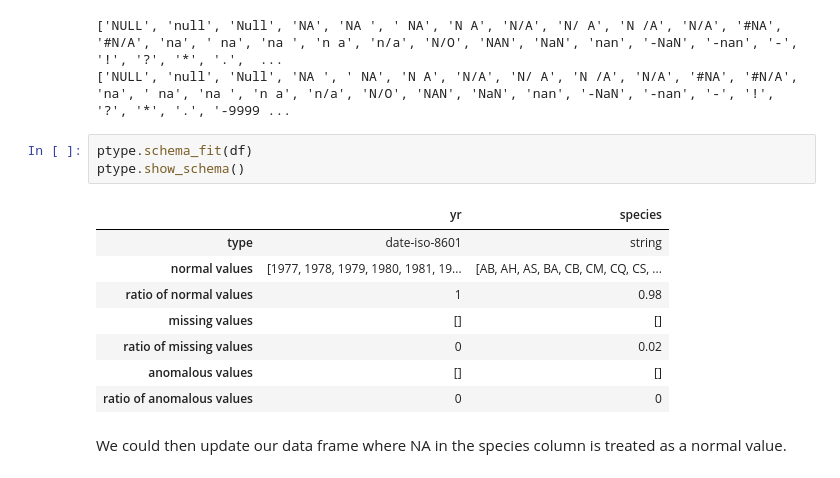
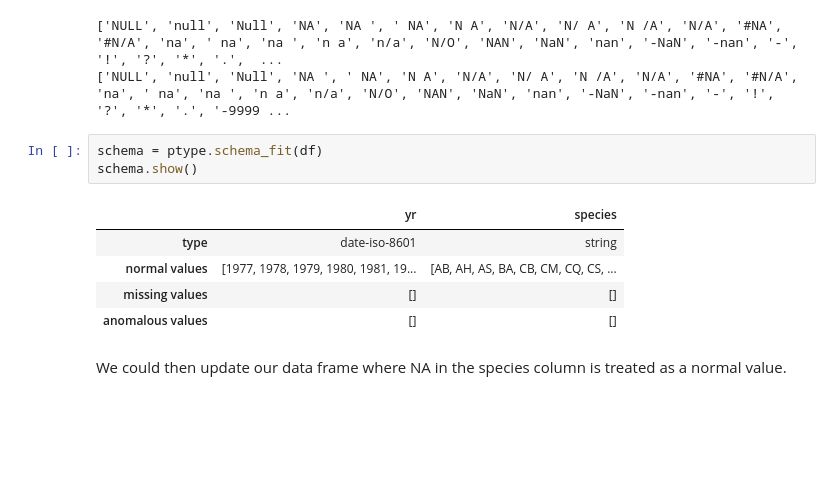
Before and after one commit to alan-turing-institute/ptype, a Jupyter notebook: notebooks/incorrect-missing-data.ipynb, the cells around one changed output. Drawn from its saved outputs; the diff is of its cells as text; blank space fills up the shorter version.

```diff
--- a/notebooks/incorrect-missing-data.ipynb
+++ b/notebooks/incorrect-missing-data.ipynb
@@ -78,17 +75,14 @@ print(ptype.get_na_values())
 # %% [output]
 ['NULL', 'null', 'Null', 'NA', 'NA ', ' NA', 'N A', 'N/A', 'N/ A', 'N /A', 'N/A', '#NA', '#N/A', 'na', ' na', 'na ', 'n a', 'n/a', 'N/O', 'NAN', 'NaN', 'nan', '-NaN', '-nan', '-', '!', '?', '*', '.',  ...
 ['NULL', 'null', 'Null', 'NA ', ' NA', 'N A', 'N/A', 'N/ A', 'N /A', 'N/A', '#NA', '#N/A', 'na', ' na', 'na ', 'n a', 'n/a', 'N/O', 'NAN', 'NaN', 'nan', '-NaN', '-nan', '-', '!', '?', '*', '.', '-9999 ...
-# %%
-ptype.schema_fit(df)
-ptype.show_schema()
-# %% [output]
-|  | yr | species |
-| type | date-iso-8601 | string |
-| normal values | [1977, 1978, 1979, 1980, 1981, 19... | [AB, AH, AS, BA, CB, CM, CQ, CS, ... |
-| ratio of normal values | 1 | 0.98 |
-| missing values | [] | [] |
-| ratio of missing values | 0 | 0.02 |
-| anomalous values | [] | [] |
-| ratio of anomalous values | 0 | 0 |
+# %%
+schema = ptype.schema_fit(df)
+schema.show()
+# %% [output]
+|  | yr | species |
+| type | date-iso-8601 | string |
+| normal values | [1977, 1978, 1979, 1980, 1981, 19... | [AB, AH, AS, BA, CB, CM, CQ, CS, ... |
+| missing values | [] | [] |
+| anomalous values | [] | [] |
 # %% [markdown]
 We could then update our data frame where NA in the species column is treated as a normal value.
```
Also changed, not shown: parts of 4 cells of this notebook, 7 other files.
